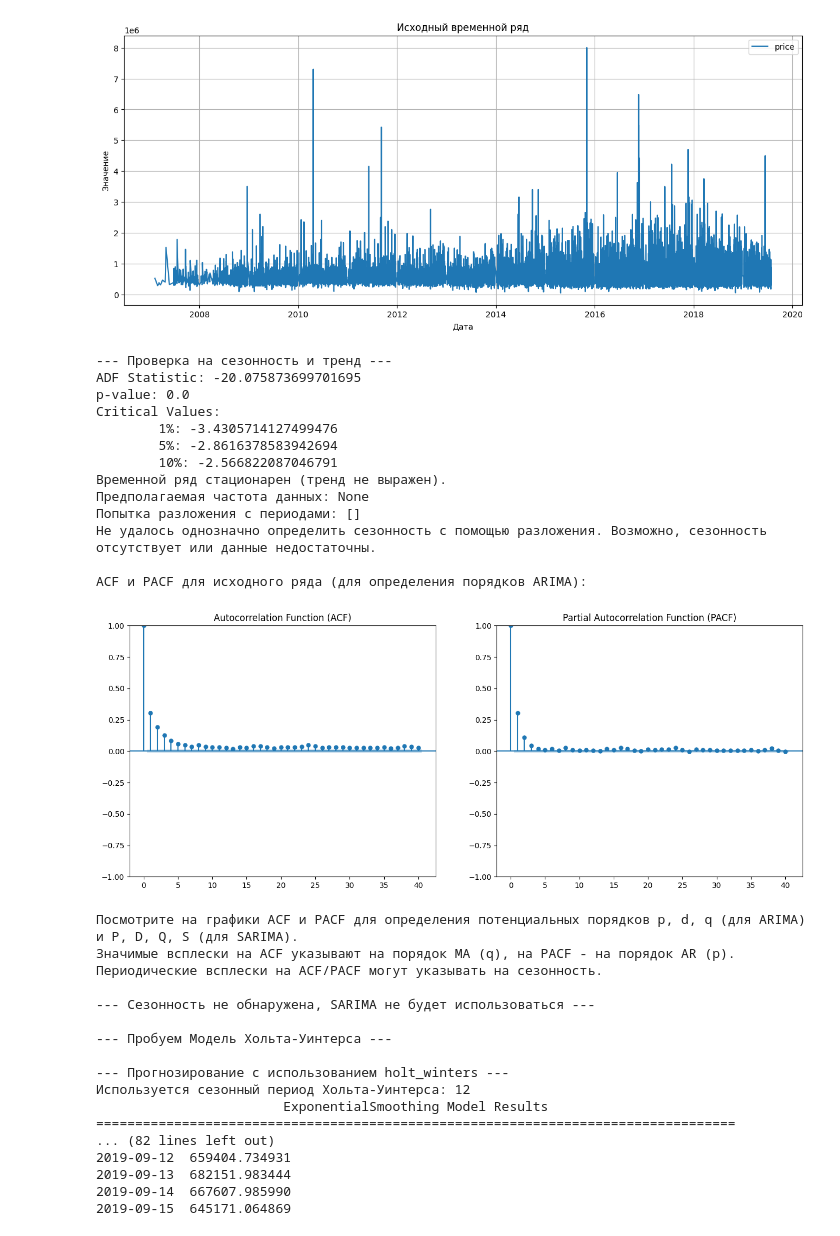
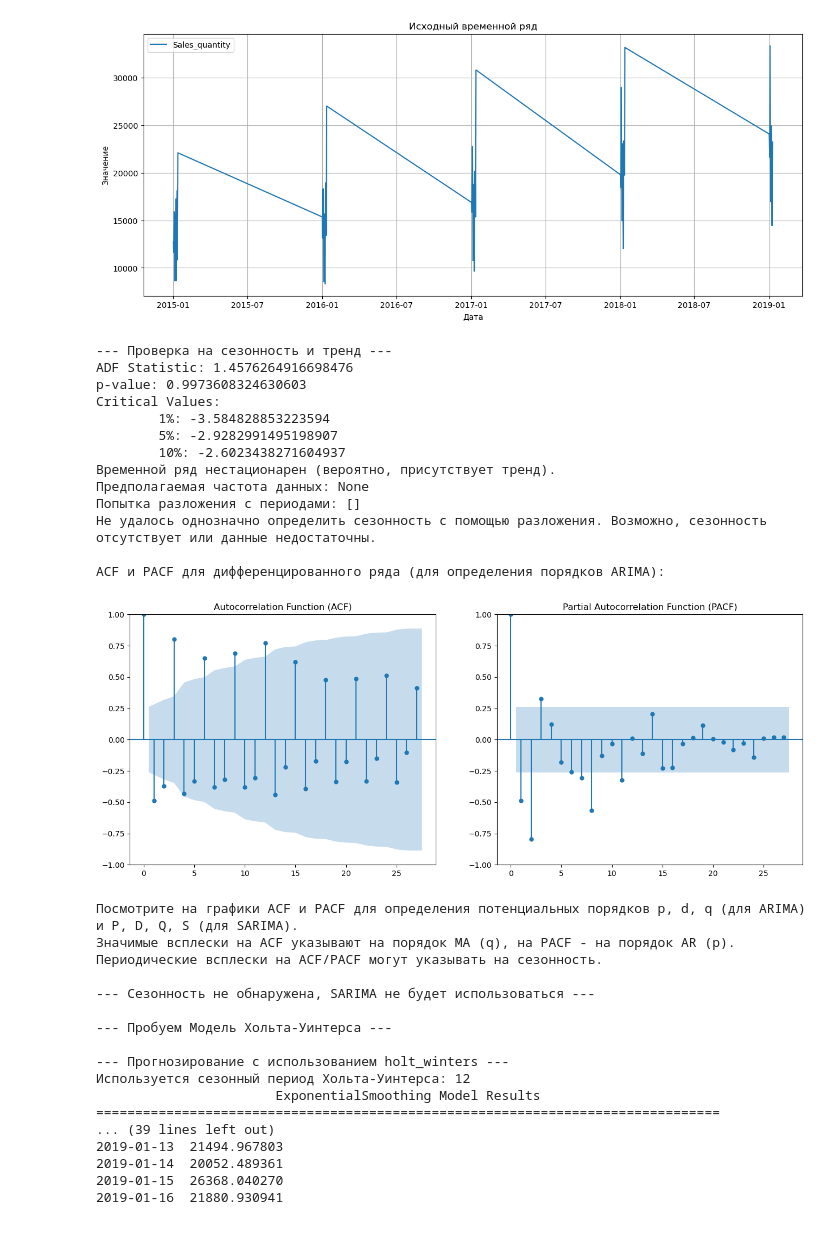
Before and after one commit to EugeneSt27/Math-forecastng, a Jupyter notebook: Battle/battle.ipynb, the cells around one changed output. Drawn from its saved outputs; the diff is of its cells as text; code cells hidden in the pictures.

```diff
--- a/Battle/battle.ipynb
+++ b/Battle/battle.ipynb
@@ -372,8 +376,10 @@ class TimeSeriesPredictor:
 # --- Пример использования ---
 if __name__ == "__main__":
 
-    sample_df = pd.read_csv('/content/raw_sales.csv')[['datesold', 'price']]
+    sample_df = pd.read_csv('Data_1_stud.csv', sep = ',')
+    sample_df.dropna(inplace = True)
     sample_df.to_csv("sample_time_series.csv", index=False)
+
 
     # Инициализация предсказателя
     predictor = TimeSeriesPredictor("sample_time_series.csv")
@@ -390,7 +396,7 @@ if __name__ == "__main__":
     predictor.check_for_seasonality_and_trend()
 
     # --- Выбор и запуск модели ---
-    forecast_horizon = 50 # Прогноз на 10 точек вперед
+    forecast_horizon = 7 # Прогноз на 23 значения вперед
 
     # 1. Прогноз с помощью SARIMA (если есть сезонность)
     # Порядки (p,d,q) и (P,D,Q,S) определяются на основе ACF/PACF и разложения
@@ -461,18 +467,18 @@ Name: price, dtype: float64
-[figure, old version]
+[figure, new version]
 --- Проверка на сезонность и тренд ---
-ADF Statistic: -20.075873699701695
-p-value: 0.0
+ADF Statistic: 1.4576264916698476
+p-value: 0.9973608324630603
 Critical Values:
-        1%: -3.4305714127499476
-        5%: -2.8616378583942694
-        10%: -2.566822087046791
-Временной ряд стационарен (тренд не выражен).
+        1%: -3.584828853223594
+        5%: -2.9282991495198907
+        10%: -2.6023438271604937
+Временной ряд нестационарен (вероятно, присутствует тренд).
 Предполагаемая частота данных: None
 Попытка разложения с периодами: []
 Не удалось однозначно определить сезонность с помощью разложения. Возможно, сезонность отсутствует или данные недостаточны.
 
-ACF и PACF для исходного ряда (для определения порядков ARIMA):
+ACF и PACF для дифференцированного ряда (для определения порядков ARIMA):
-[figure, old version]
+[figure, new version]
 Посмотрите на графики ACF и PACF для определения потенциальных порядков p, d, q (для ARIMA) и P, D, Q, S (для SARIMA).
 Значимые всплески на ACF указывают на порядок MA (q), на PACF - на порядок AR (p).
 Периодические всплески на ACF/PACF могут указывать на сезонность.
@@ -483,10 +489,10 @@ ACF и PACF для исходного ряда (для определения п
 
 --- Прогнозирование с использованием holt_winters ---
 Используется сезонный период Хольта-Уинтерса: 12
-                        ExponentialSmoothing Model Results
-==================================================================================
-... (82 lines left out)
-2019-09-12  659404.734931
-2019-09-13  682151.983444
-2019-09-14  667607.985990
-2019-09-15  645171.064869
+                       ExponentialSmoothing Model Results
+================================================================================
+... (39 lines left out)
+2019-01-13  21494.967803
+2019-01-14  20052.489361
+2019-01-15  26368.040270
+2019-01-16  21880.930941
```
Also changed, not shown: parts of 9 cells of this notebook.
